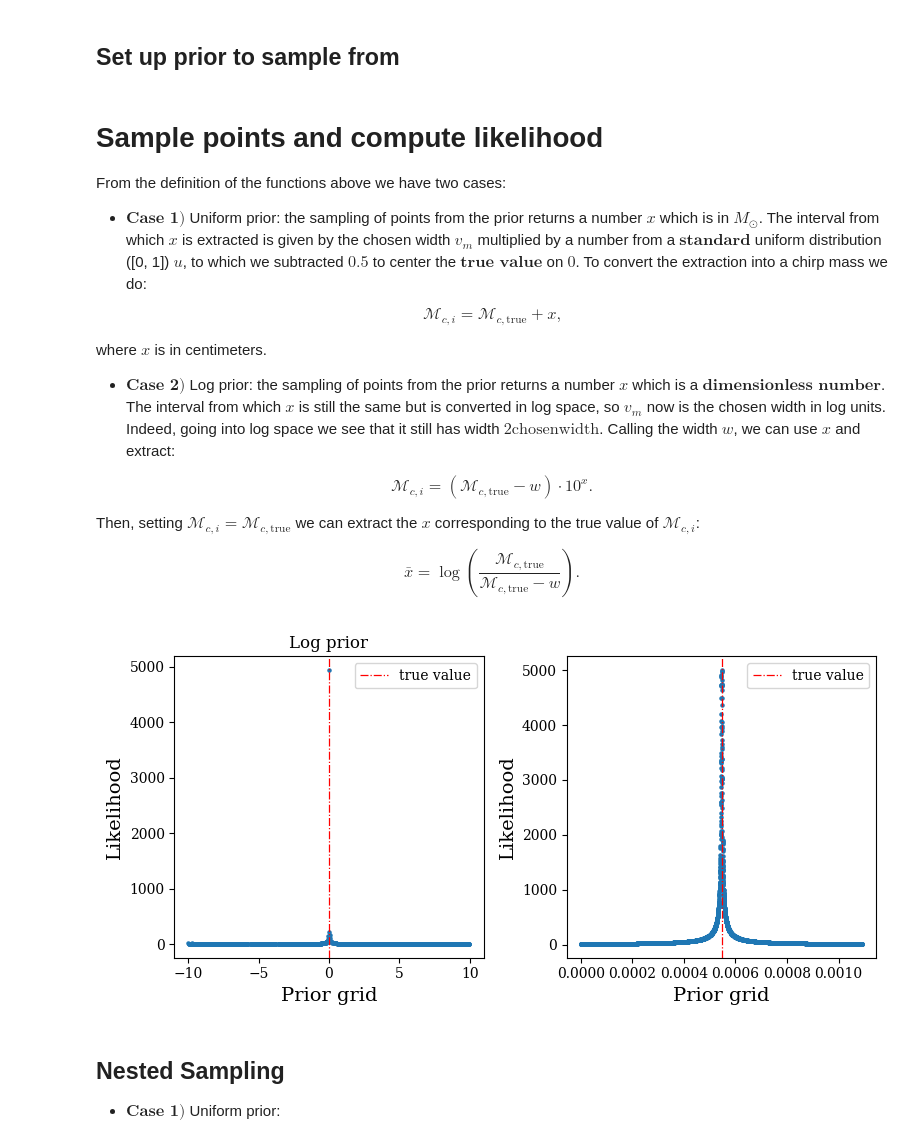
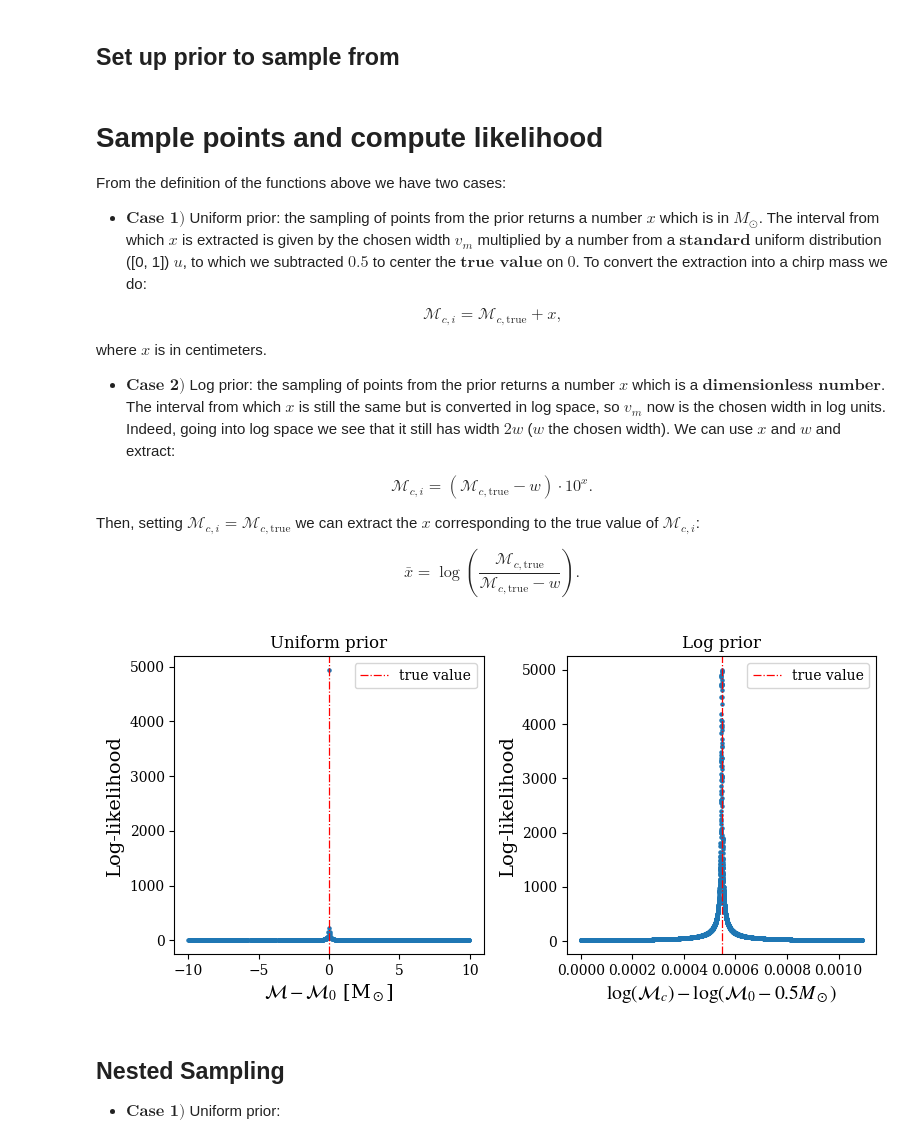
Before and after one commit to nicolegrillo/BinaryEvolution, a Jupyter notebook: stats_analysis/Test_on_CHIRP-MASS.ipynb, the cells around one changed output. Drawn from its saved outputs; the diff is of its cells as text; code cells hidden in the pictures.

```diff
--- a/stats_analysis/Test_on_CHIRP-MASS.ipynb
+++ b/stats_analysis/Test_on_CHIRP-MASS.ipynb
@@ -356,7 +356,7 @@ $$\mathcal{M}_{c, i} = \mathcal{M}_{c, \mathrm{true}} + x \text{,}$$
 
 where $x$ is in centimeters.
 
-- $\textbf{Case 2)}$ Log prior: the sampling of points from the prior returns a number $x$ which is a $\textbf{dimensionless number}$. The interval from which $x$ is still the same but is converted in log space, so $v_m$ now is the chosen width in log units. Indeed, going into log space we see that it still has width $2 \mathrm{chosen width}$. Calling the width $w$, we can use $x$ and extract:
+- $\textbf{Case 2)}$ Log prior: the sampling of points from the prior returns a number $x$ which is a $\textbf{dimensionless number}$. The interval from which $x$ is still the same but is converted in log space, so $v_m$ now is the chosen width in log units. Indeed, going into log space we see that it still has width $2 w$ ($w$ the chosen width). We can use $x$ and $w$ and extract:
 
 $$\mathcal{M}_{c, i} = (\mathcal{M}_{c, \mathrm{true}} - w) \cdot 10^{x}\text{.}$$
 
@@ -400,24 +400,24 @@ log_true = np.log10((true_value[0]) / (true_value[0] - prior_list[0]))
 # %%
 fig, axs = plt.subplots(1, 2, figsize=(8, 4))
 
 axs[0].scatter(xs, lls, s=5)
-axs[0].set_xlabel('Prior grid')
-axs[0].set_ylabel('Likelihood')
+axs[0].set_xlabel(r"$\mathcal{M} - \mathcal{M}_0$ [M$_\odot$]")
+axs[0].set_ylabel('Log-likelihood')
 axs[0].axvline(x=0, label='true value', c='red', linestyle='-.', linewidth=0.9)
 axs[0].set_title('Uniform prior')
 axs[0].legend()
 
 axs[1].scatter(xs_log, lls_log, s=5)
-axs[1].set_xlabel('Prior grid')
-axs[1].set_ylabel('Likelihood')
+axs[1].set_xlabel(r"$\log(\mathcal{M}_c) - \log(\mathcal{M}_0 - 0.5  M_\odot)$")
+axs[1].set_ylabel('Log-likelihood')
 axs[1].axvline(x=log_true, label='true value', c='red', linestyle='-.', linewidth=0.9)
-axs[0].set_title('Log prior')
+axs[1].set_title('Log prior')
 axs[1].legend()
 
 plt.tight_layout()
 plt.show()
 # %% [output]
-[figure, old version]
+[figure, new version]
 # %% [markdown]
 ## Nested Sampling
 
```
Also changed, not shown: parts of 5 cells of this notebook.
